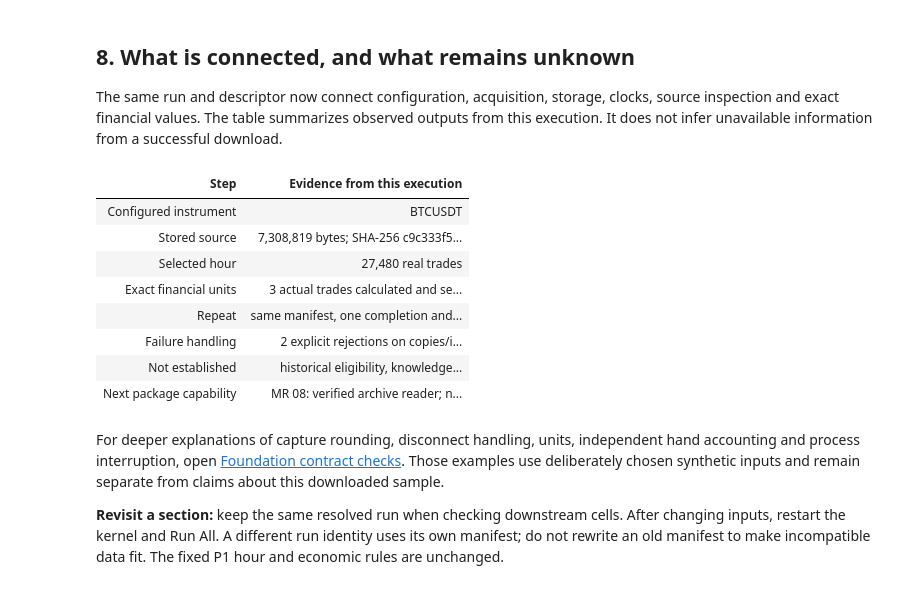
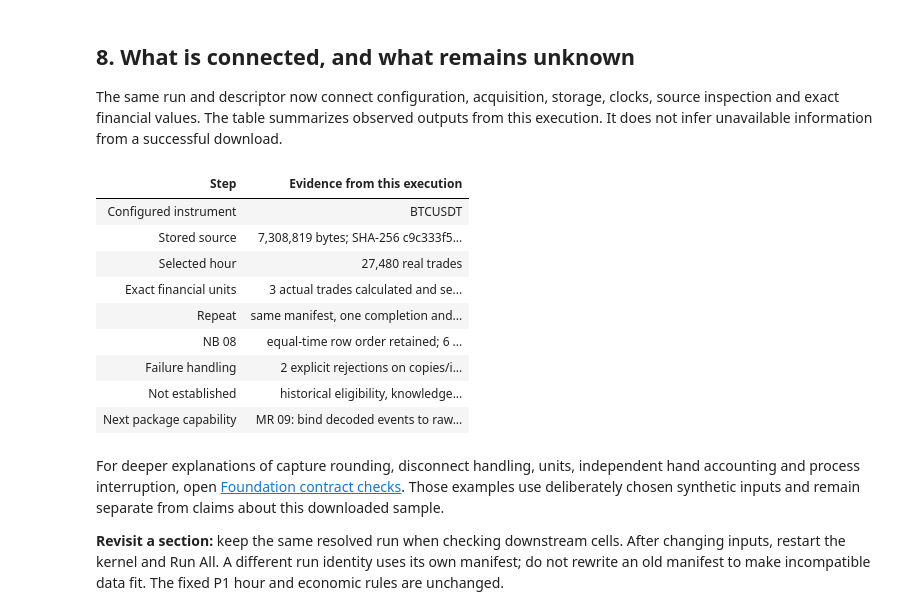
Before and after one commit to lixuanguang/alpha-research-lab-private, a Jupyter notebook: examples/research-foundations.ipynb, the cells around one changed output. Saved outputs shown, nothing was run; the diff lists cells and outputs as text; code cells hidden in the pictures.

Commit message:
Implement MR 08 verified saved Binance archive rows

```diff
--- a/examples/research-foundations.ipynb
+++ b/examples/research-foundations.ipynb
@@ -649,37 +761,39 @@ NotebookDisplay.show_table(
     ("Step", "Evidence from this execution"),
     [
         ("Configured instrument", real_instrument.symbol),
         ("Stored source", f"{descriptor.size_bytes:,} bytes; SHA-256 {descriptor.sha256}"),
         ("Selected hour", f"{selected_count:,} real trades"),
         (
             "Exact financial units",
             f"{len(unit_rows)} actual trades calculated and serialization-checked",
         ),
         ("Repeat", "same manifest, one completion and original receipt"),
+        ("NB 08", f"equal-time row order retained; {len(mr08_outcomes)} boundary outcomes"),
         (
             "Failure handling",
             f"{len(real_failure_rows)} explicit rejections on copies/injected input",
         ),
         (
             "Not established",
             "historical eligibility, knowledge/revision availability, complete capture coverage",
         ),
         (
             "Next package capability",
-            "MR 08: verified archive reader; not implemented in this notebook review",
+            "MR 09: bind decoded events to raw occurrences",
         ),
     ],
 )
 # %% [output]
 | Step | Evidence from this execution |
 | Configured instrument | BTCUSDT |
 | Stored source | 7,308,819 bytes; SHA-256 c9c333f5... |
 | Selected hour | 27,480 real trades |
 | Exact financial units | 3 actual trades calculated and se... |
 | Repeat | same manifest, one completion and... |
+| NB 08 | equal-time row order retained; 6 ... |
 | Failure handling | 2 explicit rejections on copies/i... |
 | Not established | historical eligibility, knowledge... |
-| Next package capability | MR 08: verified archive reader; n... |
+| Next package capability | MR 09: bind decoded events to raw... |
 # %% [markdown]
 For deeper explanations of capture rounding, disconnect handling, units, independent hand accounting and process interruption, open [Foundation contract checks](foundation-contract-checks.ipynb). Those examples use deliberately chosen synthetic inputs and remain separate from claims about this downloaded sample.
 
```
Also changed, not shown: parts of 9 cells of this notebook, 7 other files.
